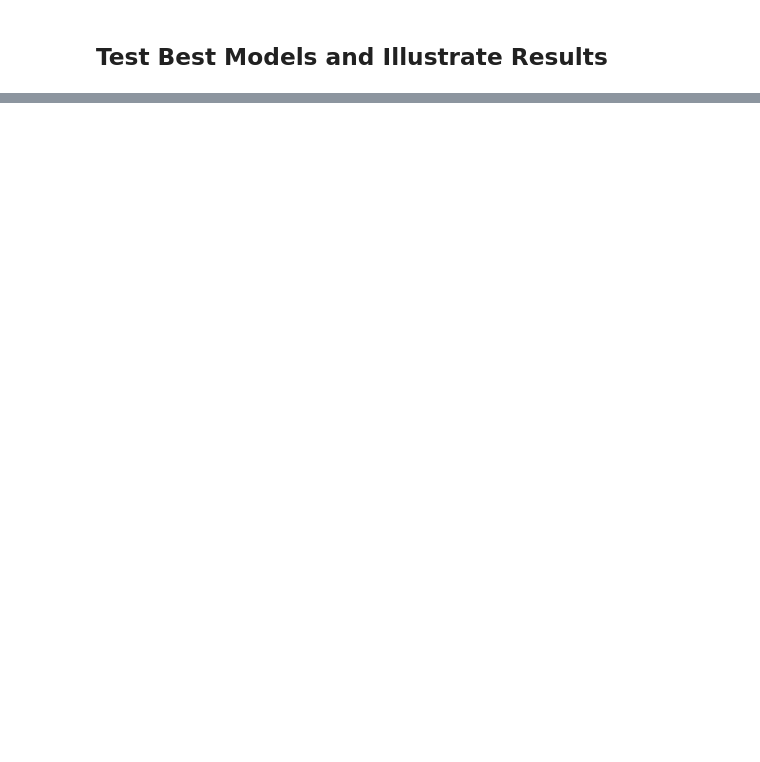
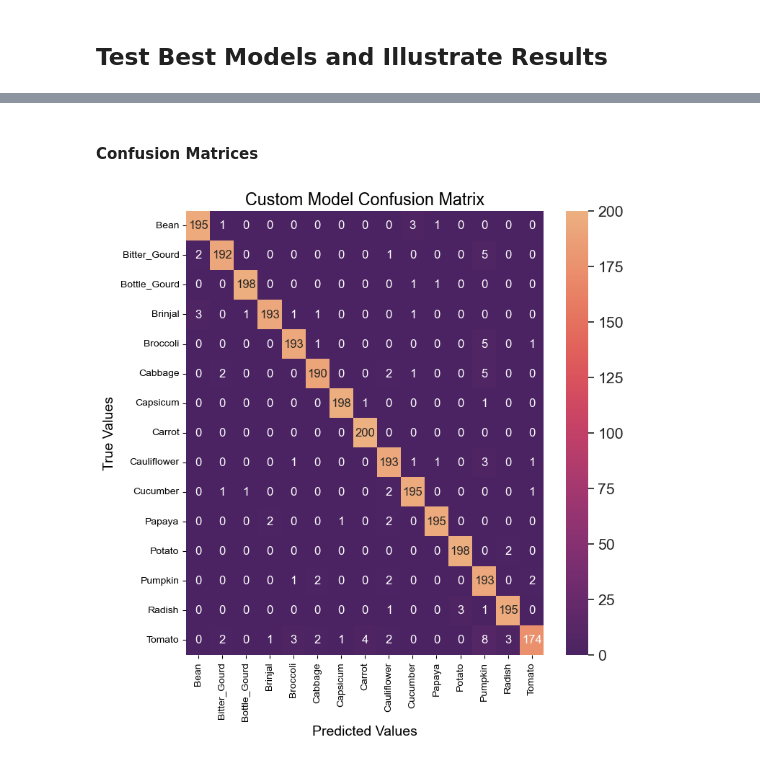
Before and after one commit to zareeiant/ItML_Project_2_Students, a Jupyter notebook: example_start.ipynb, the cells around one changed output, grey strips where cells are left out. Cells and saved outputs as stored; diff of their text form; code cells hidden in the pictures; blank space fills up the shorter version.

```diff
--- a/example_start.ipynb
+++ b/example_start.ipynb
@@ -116,0 +554,15 @@ Found 3000 files belonging to 15 classes.
+# %%
+# Load testing data
+test_dir = "Vegetable Images/test"
+test_ds = image_dataset_from_directory(
+    test_dir,
+    labels='inferred',
+    label_mode='categorical',
+    image_size = IMAGE_SIZE,
+    batch_size = None,
+    shuffle = None
+)
+# Use similar pipeline for test data as validation data
+test_ds = test_ds.map(lambda x, y: (rescale(x), y))
+test_ds = test_ds.batch(16)
+test_ds = test_ds.prefetch(buffer_size=autotune)
@@ -116,0 +630,33 @@ Found 3000 files belonging to 15 classes.
+# %% [markdown]
+#### Confusion Matrices
+# %%
+def plot_confusion_matrix(actual, predicted, classNames, title):
+    cm = confusion_matrix(actual, predicted)
+    fig = plt.figure(figsize = (8, 8))
+    ax1 = fig.add_subplot(1,1,1)
+    sns.set(font_scale=1.4) #for label size
+    sns.heatmap(cm, annot=True, annot_kws={"size": 12}, cmap='flare_r', fmt='d', xticklabels=classNames, yticklabels=classNames)
+    ax1.set_ylabel('True Values',fontsize=14)
+    ax1.set_xlabel('Predicted Values',fontsize=14)
+    ax1.set_title(title)
+    plt.show()
+# %%
+custom_y_pred = []  # store predicted labels
+custom_y_true = []  # store true labels
+
+# iterate over the dataset
+for image_batch, label_batch in test_ds:
+   # append true labels
+   custom_y_true.append(np.argmax(label_batch, axis=-1))
+   # compute predictions
+   custom_preds = final.predict(image_batch, verbose=0)
+   # append predicted labels
+   custom_y_pred.append(np.argmax(custom_preds, axis=-1))
+
+# convert the true and predicted labels into tensors
+custom_correct_labels = tf.concat([item for item in custom_y_true], axis = 0)
+custom_predicted_labels = tf.concat([item for item in custom_y_pred], axis = 0)
+# %%
+plot_confusion_matrix(custom_correct_labels, custom_predicted_labels, class_names, 'Custom Model Confusion Matrix')
+# %% [output]
+[figure, added]
```
Also changed, not shown: parts of 44 cells of this notebook.
